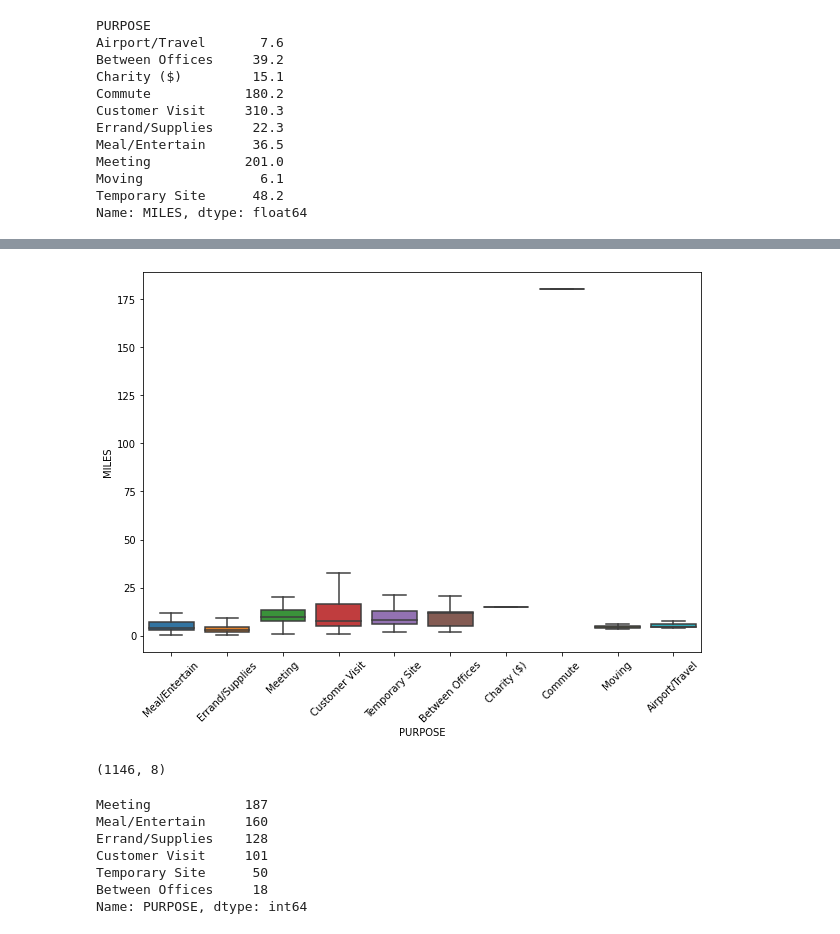
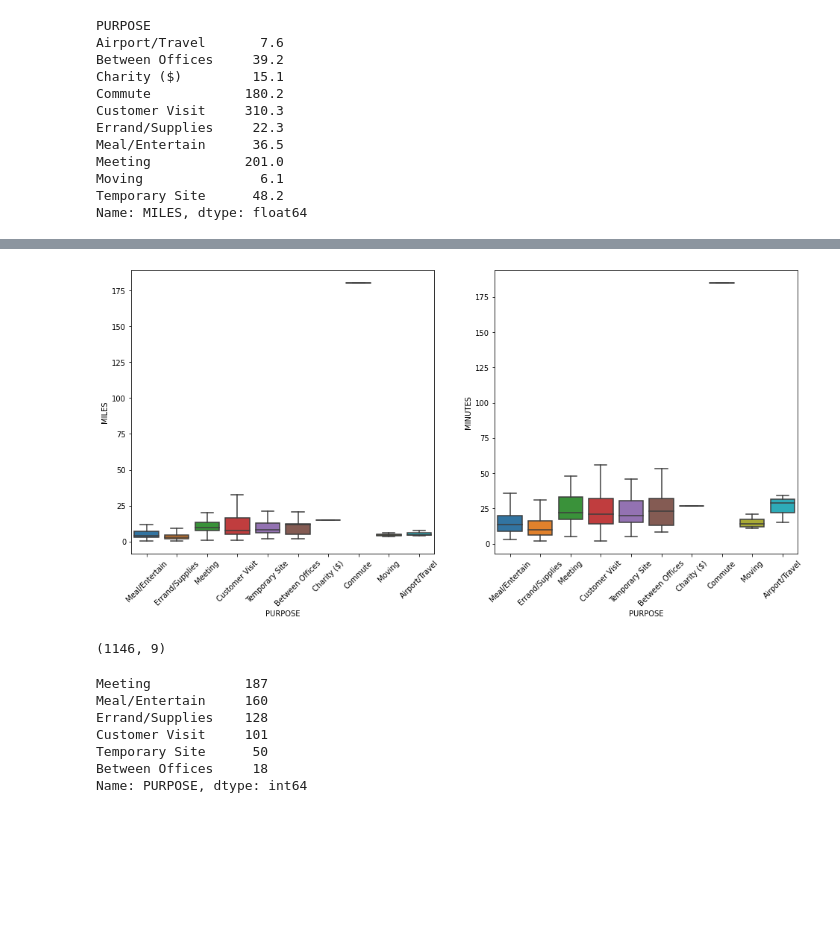
Before and after one commit to Kenrich005/CabRides_EDA, a Jupyter notebook: Cab Rides EDA.ipynb, the cells around one changed output, grey strips where cells are left out. Saved outputs shown, nothing was run; the diff lists cells and outputs as text; code cells hidden in the pictures; blank space fills up the shorter version.

```diff
--- a/Cab Rides EDA.ipynb
+++ b/Cab Rides EDA.ipynb
@@ -121,0 +118,4 @@ df.head()
+# %%
+# As Duration is in datetime format, we need to convert it to float type in order to use it for analysis.
+df['MINUTES'] = df['DURATION'].dt.total_seconds() /60
+df.head()
@@ -173,15 +188,19 @@ plt.xticks(rotation=45);
 # %%
-plt.figure(figsize=(10,7))
+plt.figure(figsize=(16,7))
+plt.subplot(1,2,1)
 sns.boxplot(data=df, x=df.PURPOSE, y=df.MILES,showfliers=False)
+plt.xticks(rotation=45)
+plt.subplot(1,2,2)
+sns.boxplot(data=df, x=df.PURPOSE, y=df.MINUTES,showfliers=False)
 plt.xticks(rotation=45);
 # %% [output]
-[figure, old version]
+[figure, new version]
 # %%
 df_new = df[df['PURPOSE'].isin(['Commute','Charity ($)','Moving','Airport/Travel']) == False]
 # %%
 df_new.shape
 # %% [output]
-(1146, 8)
+(1146, 9)
 # %%
 df_new.PURPOSE.value_counts()
 # %% [output]
```
Also changed, not shown: parts of 47 cells of this notebook.
